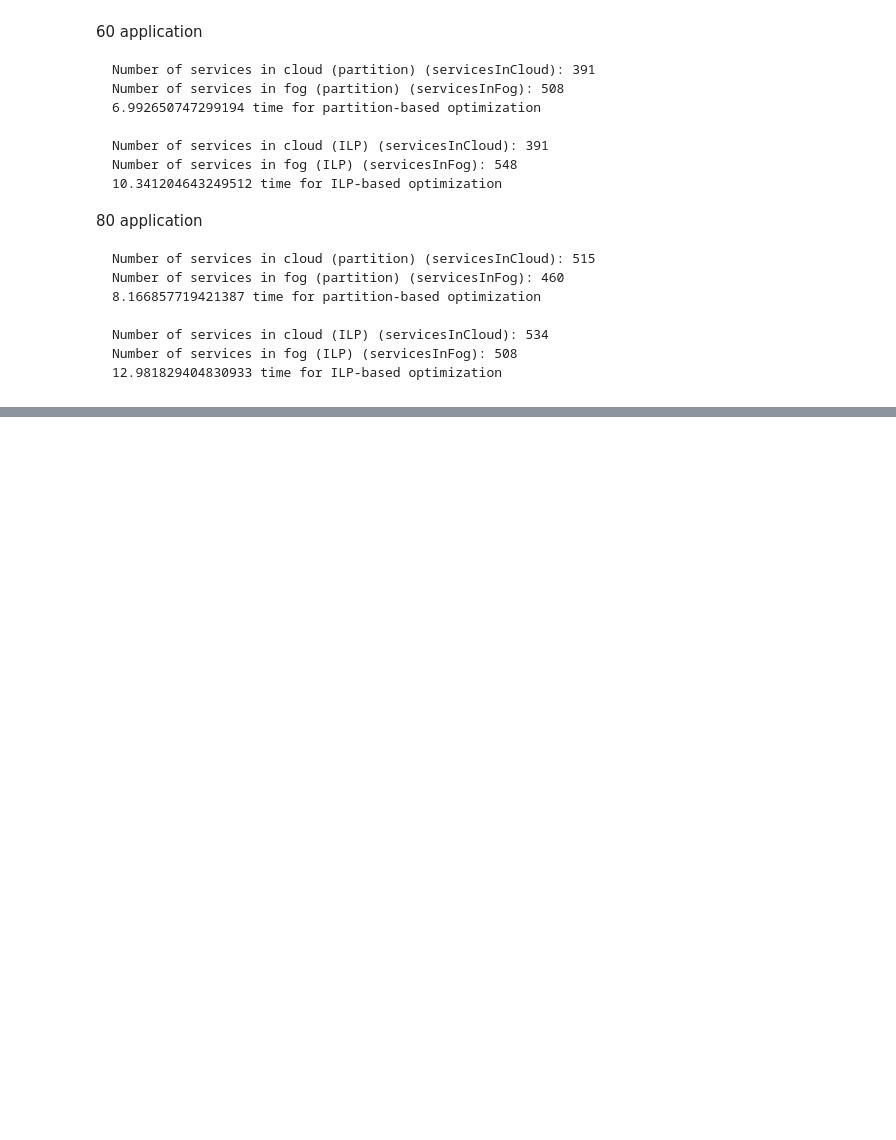
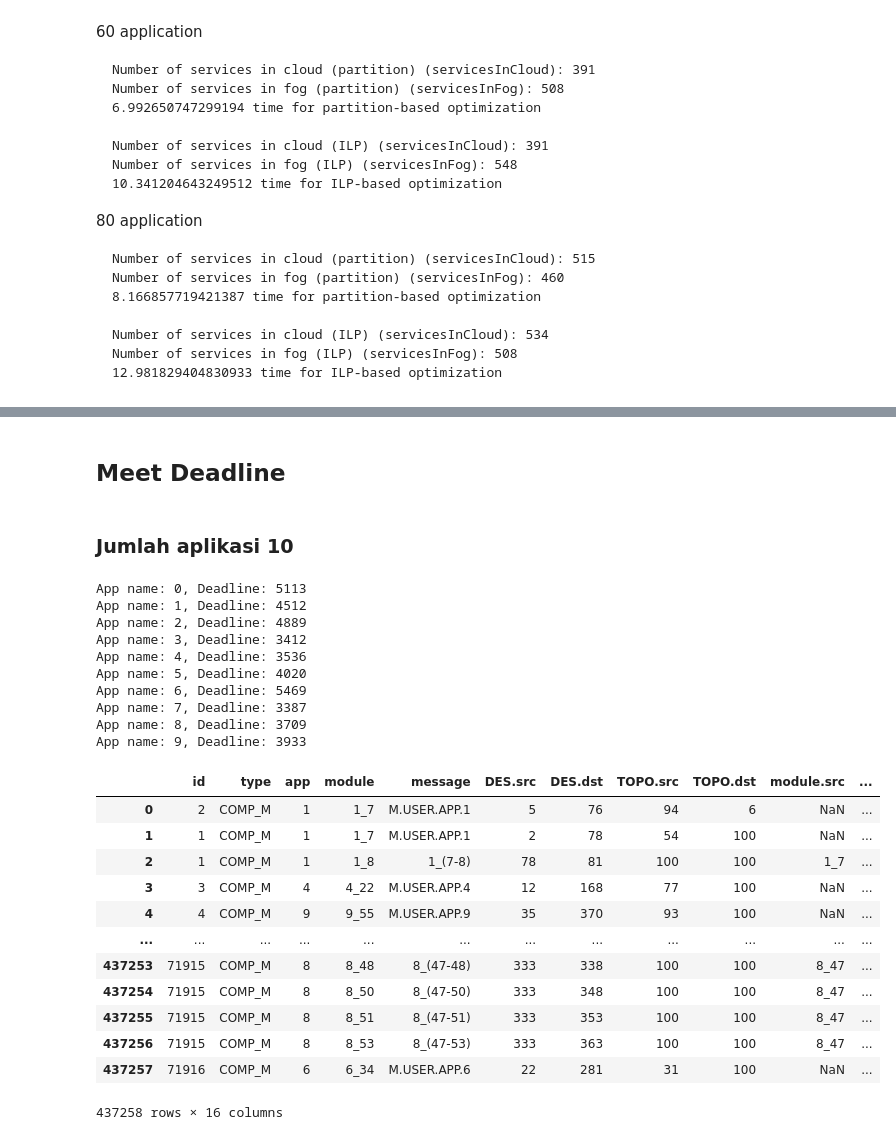
Before and after one commit to hafidnrzs/yafs-fog-computing, a Jupyter notebook: experiments/rev/analyze.ipynb, the cells around one changed output, grey strips where cells are left out. Drawn from its saved outputs; the diff is of its cells as text; code cells hidden in the pictures; blank space fills up the shorter version.

```diff
--- a/experiments/rev/analyze.ipynb
+++ b/experiments/rev/analyze.ipynb
@@ -87,0 +963,41 @@ Number of services in fog (ILP) (servicesInFog): 508
+# %% [markdown]
+## Meet Deadline
+# %% [markdown]
+### Jumlah aplikasi 10
+# %%
+df_1 = pd.read_csv('results/10/results__1000000.csv')
+
+# load data/appDefinition.json
+with open('data/10/appDefinition.json', 'r') as f:
+    app_data = json.load(f)
+
+for app in app_data:
+    print(f"App name: {app['name']}, Deadline: {app['deadline']}")
+
+# add new column 'time_response' with calculating column 'time_out' - 'time_emit'
+df_1['time_response'] = df_1['time_out'] - df_1['time_emit']
+display(df_1)
+# %% [output]
+App name: 0, Deadline: 5113
+App name: 1, Deadline: 4512
+App name: 2, Deadline: 4889
+App name: 3, Deadline: 3412
+App name: 4, Deadline: 3536
+App name: 5, Deadline: 4020
+App name: 6, Deadline: 5469
+App name: 7, Deadline: 3387
+App name: 8, Deadline: 3709
+App name: 9, Deadline: 3933
+|  | id | type | app | module | message | DES.src | DES.dst | TOPO.src | TOPO.dst | module.src | ... |
+| 0 | 2 | COMP_M | 1 | 1_7 | M.USER.APP.1 | 5 | 76 | 94 | 6 | NaN | ... |
+| 1 | 1 | COMP_M | 1 | 1_7 | M.USER.APP.1 | 2 | 78 | 54 | 100 | NaN | ... |
+| 2 | 1 | COMP_M | 1 | 1_8 | 1_(7-8) | 78 | 81 | 100 | 100 | 1_7 | ... |
+| 3 | 3 | COMP_M | 4 | 4_22 | M.USER.APP.4 | 12 | 168 | 77 | 100 | NaN | ... |
+| 4 | 4 | COMP_M | 9 | 9_55 | M.USER.APP.9 | 35 | 370 | 93 | 100 | NaN | ... |
+| ... | ... | ... | ... | ... | ... | ... | ... | ... | ... | ... | ... |
+| 437253 | 71915 | COMP_M | 8 | 8_48 | 8_(47-48) | 333 | 338 | 100 | 100 | 8_47 | ... |
+| 437254 | 71915 | COMP_M | 8 | 8_50 | 8_(47-50) | 333 | 348 | 100 | 100 | 8_47 | ... |
+| 437255 | 71915 | COMP_M | 8 | 8_51 | 8_(47-51) | 333 | 353 | 100 | 100 | 8_47 | ... |
+| 437256 | 71915 | COMP_M | 8 | 8_53 | 8_(47-53) | 333 | 363 | 100 | 100 | 8_47 | ... |
+| 437257 | 71916 | COMP_M | 6 | 6_34 | M.USER.APP.6 | 22 | 281 | 31 | 100 | NaN | ... |
+437258 rows × 16 columns
```
Also changed, not shown: parts of 54 cells of this notebook.
